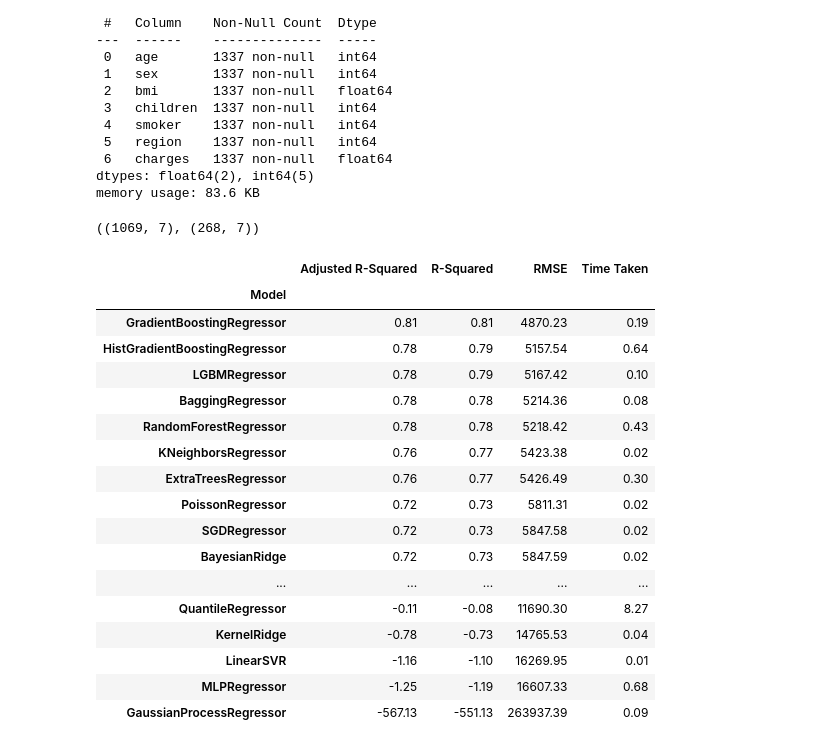
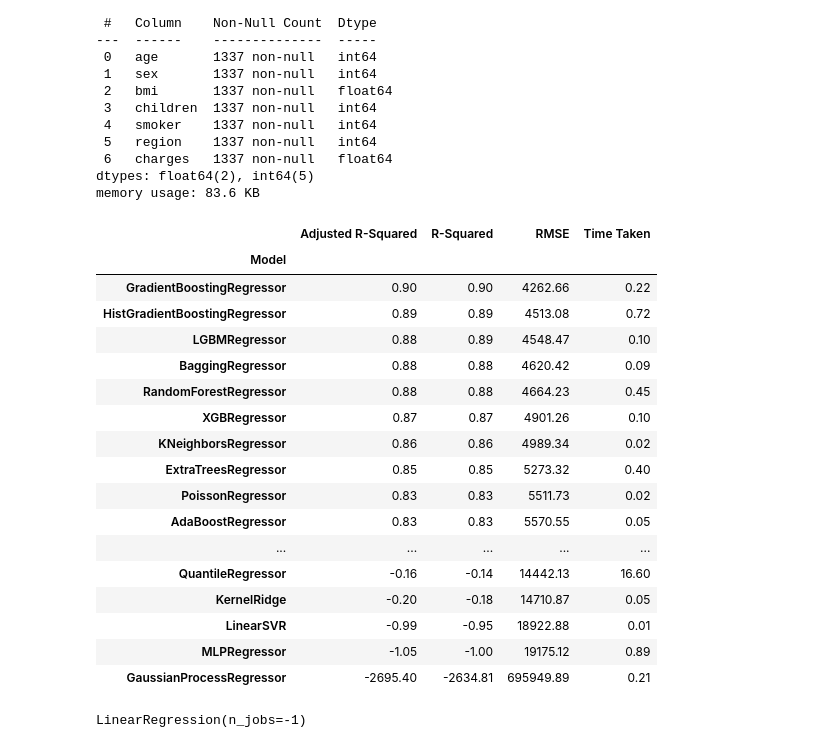
Before and after one commit to AnaGonBu/Proyecto_google, a Jupyter notebook: resume.ipynb, the cells around one changed output. Drawn from its saved outputs; the diff is of its cells as text; code cells hidden in the pictures.

Commit message:
Add files via upload
final_model

```diff
--- a/resume.ipynb
+++ b/resume.ipynb
@@ -300,11 +353,11 @@ Data columns (total 7 columns):
  6   charges   1337 non-null   float64
 dtypes: float64(2), int64(5)
 memory usage: 83.6 KB
+# %%
+X = df.drop('charges',axis=1)
+y = df['charges']
 # %%
 from sklearn.model_selection import train_test_split
-train, test = train_test_split( df, test_size=0.2, random_state=42,shuffle=True)
-train.shape, test.shape
+x_train, x_test, y_train, y_test = train_test_split( X, y, test_size=0.2, random_state=42)
-# %% [output]
-((1069, 7), (268, 7))
 # %%
 from lazypredict.Supervised import LazyRegressor
@@ -314,25 +364,23 @@ X = train
-# %%
-X_train, X_test, y_train, y_test = train_test_split( X, y, test_size=0.2, random_state=42)
 # %%
 clf = LazyRegressor(verbose=0)
-models,predictions = clf.fit(X_train, X_test, y_train, y_test)
+models,predictions = clf.fit(x_train, x_test, y_train, y_test)
 models
 # %% [output]
 |  | Adjusted R-Squared | R-Squared | RMSE | Time Taken |
 | Model |  |  |  |  |
-| GradientBoostingRegressor | 0.81 | 0.81 | 4870.23 | 0.19 |
-| HistGradientBoostingRegressor | 0.78 | 0.79 | 5157.54 | 0.64 |
-| LGBMRegressor | 0.78 | 0.79 | 5167.42 | 0.10 |
-| BaggingRegressor | 0.78 | 0.78 | 5214.36 | 0.08 |
-| RandomForestRegressor | 0.78 | 0.78 | 5218.42 | 0.43 |
-| KNeighborsRegressor | 0.76 | 0.77 | 5423.38 | 0.02 |
-| ExtraTreesRegressor | 0.76 | 0.77 | 5426.49 | 0.30 |
-| PoissonRegressor | 0.72 | 0.73 | 5811.31 | 0.02 |
-| SGDRegressor | 0.72 | 0.73 | 5847.58 | 0.02 |
-| BayesianRidge | 0.72 | 0.73 | 5847.59 | 0.02 |
+| GradientBoostingRegressor | 0.90 | 0.90 | 4262.66 | 0.22 |
+| HistGradientBoostingRegressor | 0.89 | 0.89 | 4513.08 | 0.72 |
+| LGBMRegressor | 0.88 | 0.89 | 4548.47 | 0.10 |
+| BaggingRegressor | 0.88 | 0.88 | 4620.42 | 0.09 |
+| RandomForestRegressor | 0.88 | 0.88 | 4664.23 | 0.45 |
+| XGBRegressor | 0.87 | 0.87 | 4901.26 | 0.10 |
+| KNeighborsRegressor | 0.86 | 0.86 | 4989.34 | 0.02 |
+| ExtraTreesRegressor | 0.85 | 0.85 | 5273.32 | 0.40 |
+| PoissonRegressor | 0.83 | 0.83 | 5511.73 | 0.02 |
+| AdaBoostRegressor | 0.83 | 0.83 | 5570.55 | 0.05 |
 | ... | ... | ... | ... | ... |
-| QuantileRegressor | -0.11 | -0.08 | 11690.30 | 8.27 |
-| KernelRidge | -0.78 | -0.73 | 14765.53 | 0.04 |
-| LinearSVR | -1.16 | -1.10 | 16269.95 | 0.01 |
-| MLPRegressor | -1.25 | -1.19 | 16607.33 | 0.68 |
-| GaussianProcessRegressor | -567.13 | -551.13 | 263937.39 | 0.09 |
+| QuantileRegressor | -0.16 | -0.14 | 14442.13 | 16.60 |
+| KernelRidge | -0.20 | -0.18 | 14710.87 | 0.05 |
+| LinearSVR | -0.99 | -0.95 | 18922.88 | 0.01 |
+| MLPRegressor | -1.05 | -1.00 | 19175.12 | 0.89 |
+| GaussianProcessRegressor | -2695.40 | -2634.81 | 695949.89 | 0.21 |
@@ -338,0 +395,7 @@ models
+# %%
+# fiteamos el modelo, lo que significa que le pasamos los datos de entrenamiento para que aprenda el algoritmo. Fijaros que para que aprenda,
+#  les paso solo los datos de entrenamiento
+
+lr.fit(x_train, y_train)
+# %% [output]
+LinearRegression(n_jobs=-1)
```
Also changed, not shown: parts of 50 cells of this notebook.
